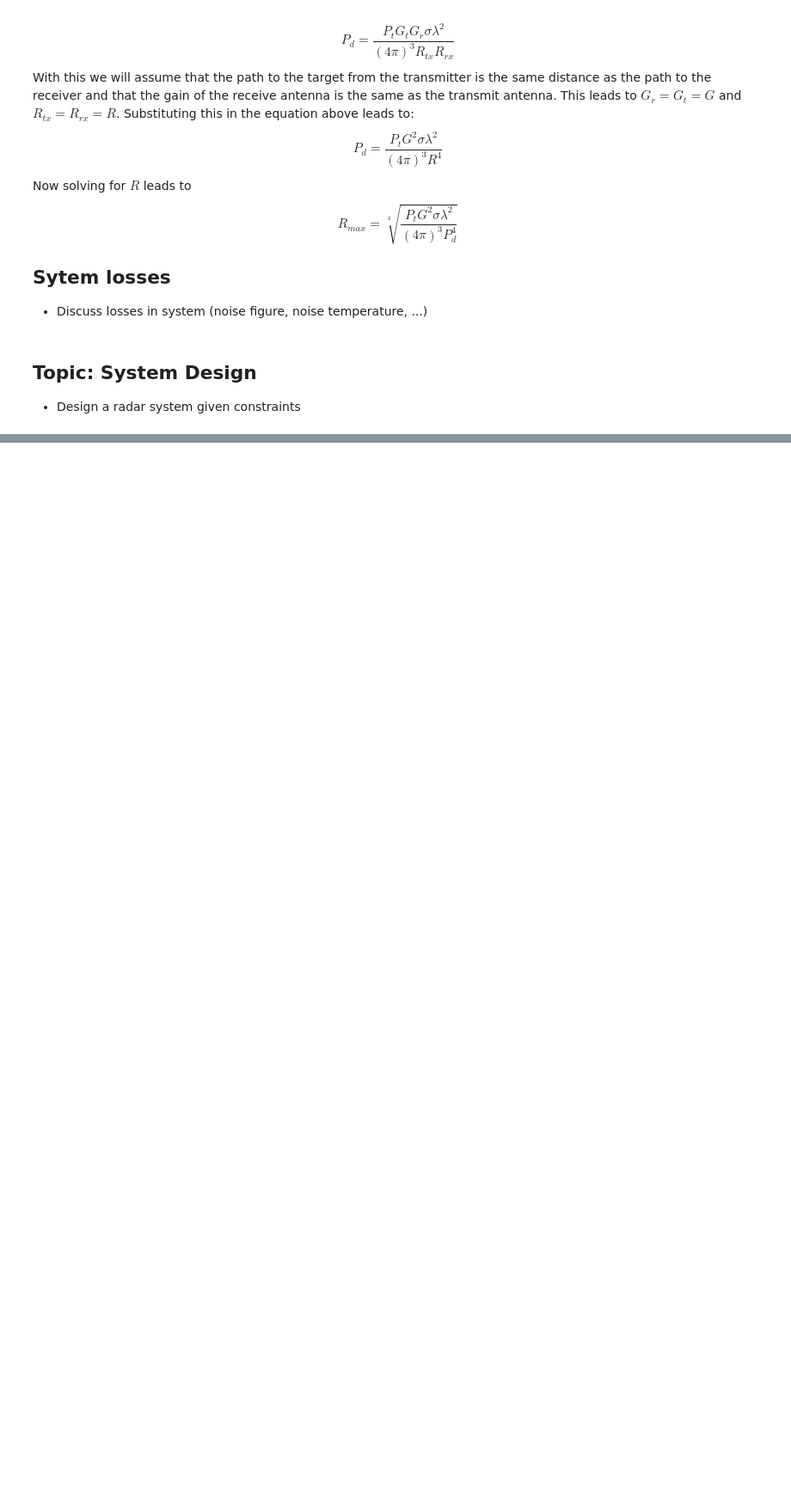
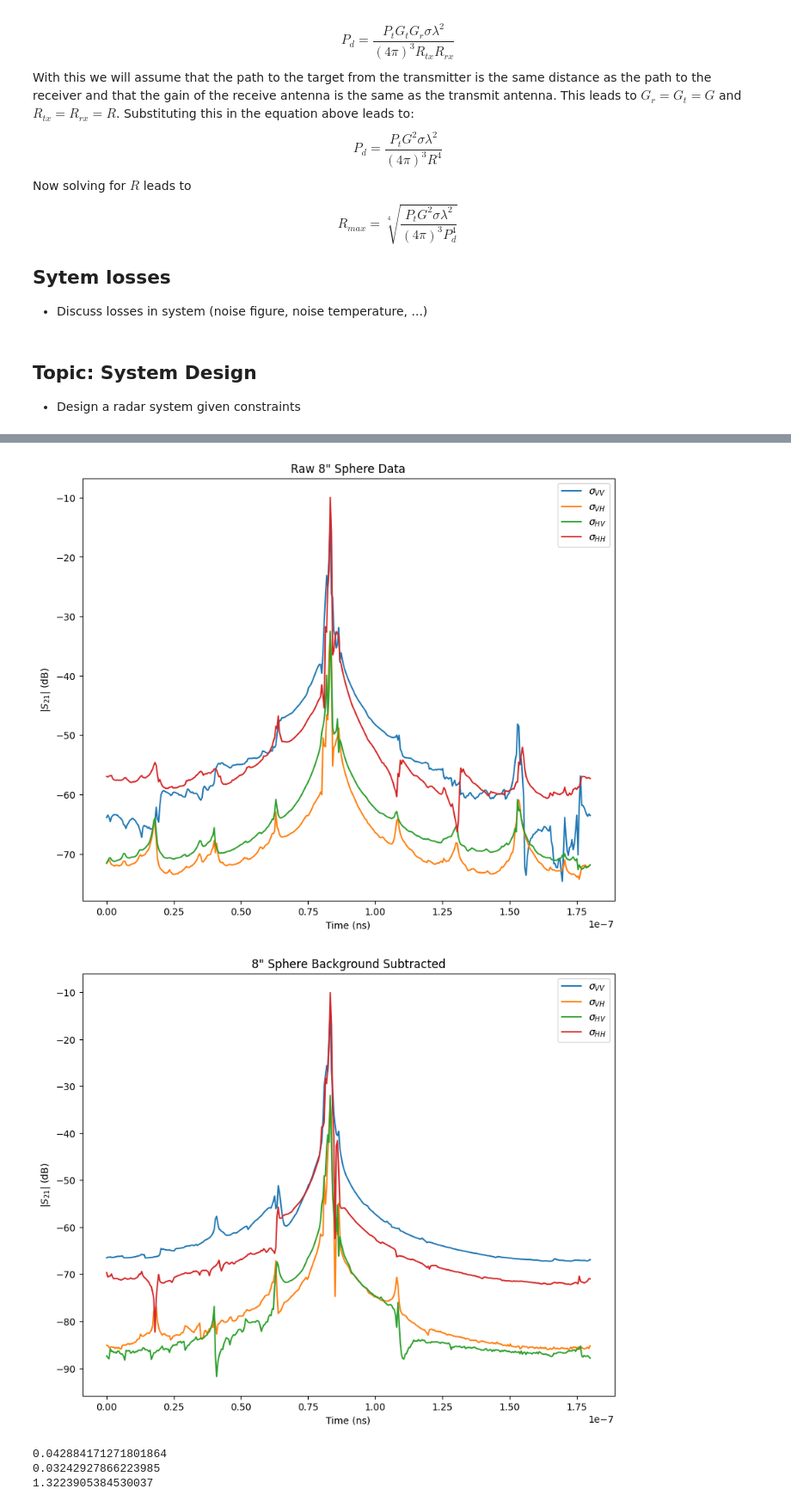
Before and after one commit to austinjtravis/radar_learning, a Jupyter notebook: 1_radar/radar_intro.ipynb, the cells around one changed output, grey strips where cells are left out. Shown at 86% size. Cells and saved outputs as stored; diff of their text form; code cells hidden in the pictures; blank space fills up the shorter version.

```diff
--- a/1_radar/radar_intro.ipynb
+++ b/1_radar/radar_intro.ipynb
@@ -143,0 +189,16 @@ $$R_{max} = \sqrt[4]{\frac{P_{t} G^2 \sigma \lambda^2}{(4\pi)^3 P_d^4}}$$
+# %%
+import numpy as np
+import matplotlib.pyplot as plt
+import os
+
+def db(x):
+    return 20*np.log10(np.abs(x))
+
+# Read data and convert to real/imaginary
+data_file = 'radar_data/5_1_8s.txt'
+tgt_file = 'radar_data/5_1_12s.txt'
+bkg_file = 'radar_data/5_1_background.txt'
+
+raw_data = np.loadtxt(fname=data_file, comments='%')
+tgt_data = np.loadtxt(fname=tgt_file, comments='%')
+bkg_raw_data = np.loadtxt(fname=bkg_file, comments='%')
@@ -143,0 +257,36 @@ $$R_{max} = \sqrt[4]{\frac{P_{t} G^2 \sigma \lambda^2}{(4\pi)^3 P_d^4}}$$
+# %%
+data_time = np.fft.fft(data_freq, axis=0)
+bkg_data_time = np.fft.fft(bkg_data_freq, axis=0)
+
+plt.figure(num=10, clear=True, figsize=(10,8))
+plt.plot(time_vec, db(data_time))
+plt.title('Raw 8\" Sphere Data')
+plt.legend(lgd_str)
+plt.ylabel('$|S_{21}|$ (dB)')
+plt.xlabel('Time (ns)')
+
+plt.figure(num=20, clear=True, figsize=(10,8))
+plt.plot(time_vec, db(data_time - bkg_data_time))
+plt.legend(lgd_str)
+plt.title('8\" Sphere Background Subtracted')
+plt.ylabel('$|S_{21}|$ (dB)')
+plt.xlabel('Time (ns)')
+plt.show()
+
+# Calibration for VV
+vv_idx = 0
+bkg_sub = data_time - bkg_data_time
+pwr_rec = np.max(np.abs(bkg_sub[:, vv_idx])**2)
+in_to_m = 0.0254
+radius = 4 * in_to_m
+rcs_theor = np.pi * radius**2
+print(pwr_rec)
+print(rcs_theor)
+cal_const_time = pwr_rec / rcs_theor
+print(cal_const_time)
+# %% [output]
+[figure, added]
+[figure, added]
+0.042884171271801864
+0.03242927866223985
+1.3223905384530037
```
Also changed, not shown: parts of 10 cells of this notebook, 20 other files.
